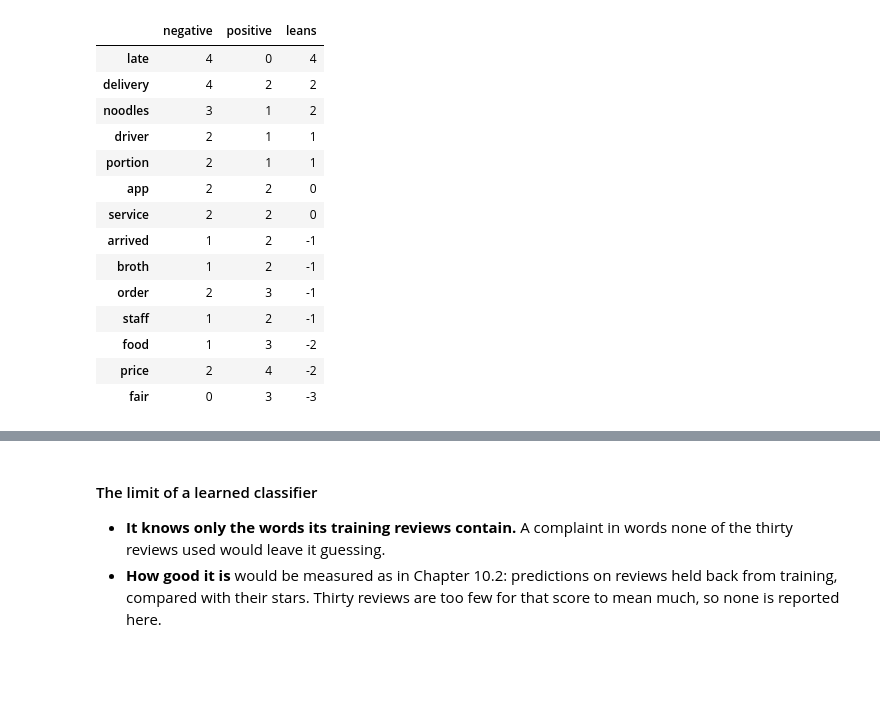
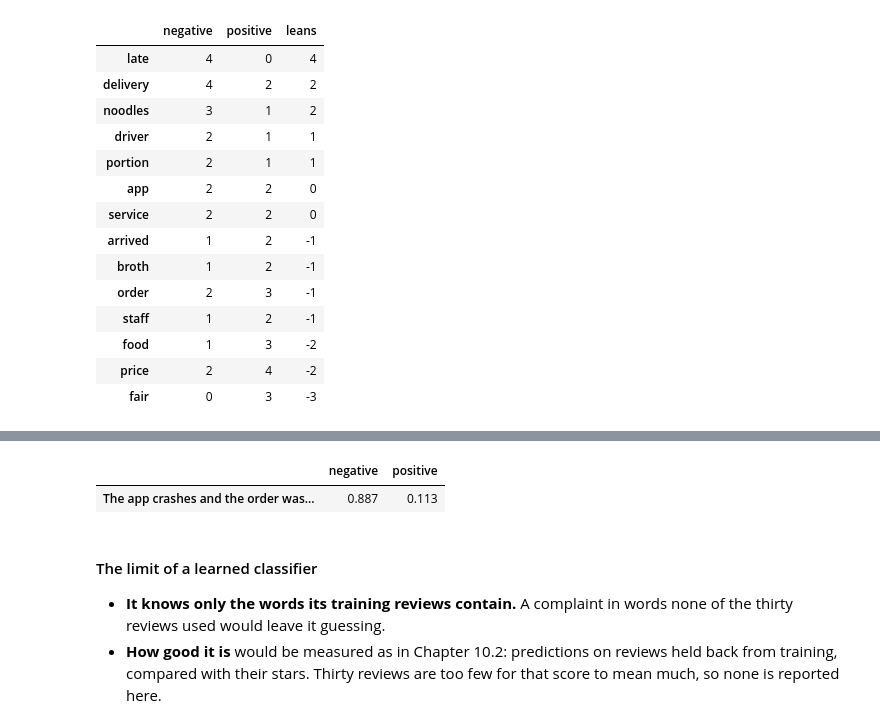
Before and after one commit to payakorn/888102-student, a Jupyter notebook: ch12_3_Types_of_Sentiment_Analysis.ipynb, the cells around one changed output, grey strips where cells are left out. Saved outputs shown, nothing was run; the diff lists cells and outputs as text; code cells hidden in the pictures; blank space fills up the shorter version.

```diff
--- a/ch12_3_Types_of_Sentiment_Analysis.ipynb
+++ b/ch12_3_Types_of_Sentiment_Analysis.ipynb
@@ -554,3 +598,8 @@ learned[learned[["negative", "positive"]].sum(axis=1) >= 3].sort_values("leans",
+# %%
+pd.DataFrame(model.predict_proba([example]).round(3), columns=model.classes_, index=[example])
+# %% [output]
+|  | negative | positive |
+| The app crashes and the order was... | 0.887 | 0.113 |
 # %% [markdown]
 #### The limit of a learned classifier
 
```
Also changed, not shown: parts of 5 cells of this notebook.
